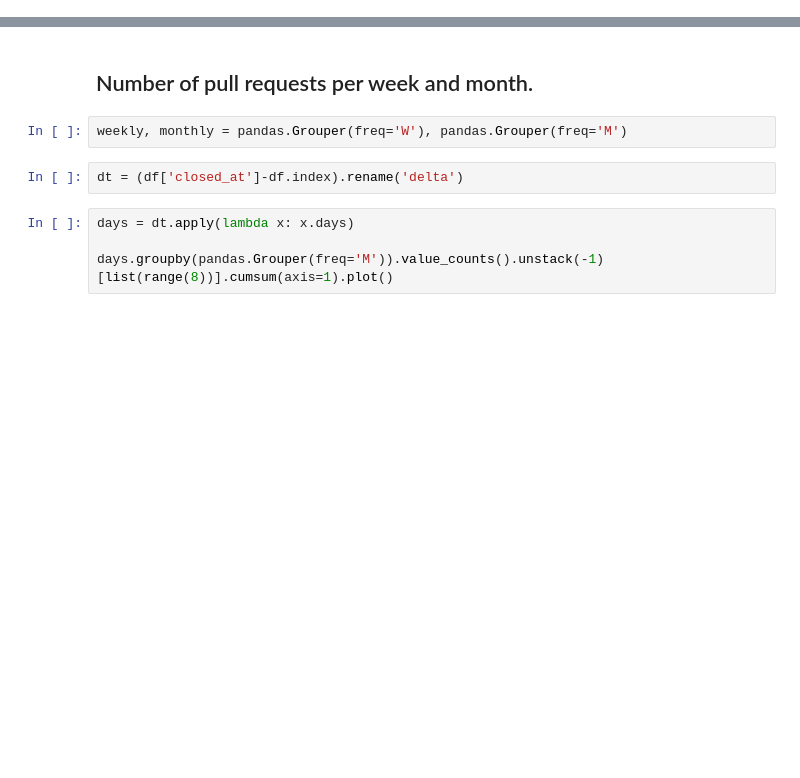
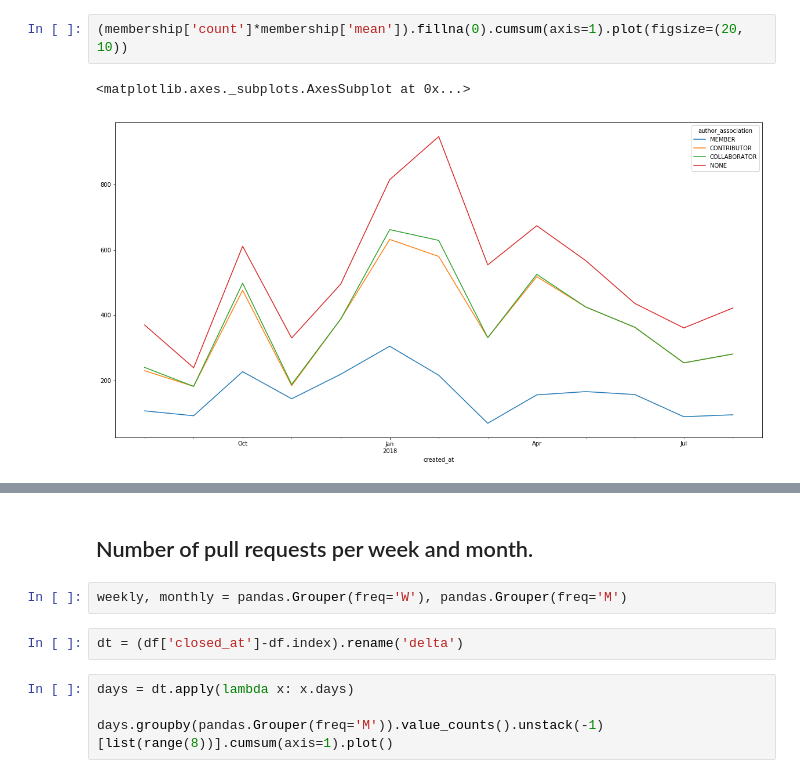
Before and after one commit to deathbeds/deathbeds.github.io, a Jupyter notebook: deathbeds/2018-08-28-Github-project-statistics-and-visualizations.ipynb, the cells around one changed output, grey strips where cells are left out. Cells and saved outputs as stored; diff of their text form; blank space fills up the shorter version.

```diff
--- a/deathbeds/2018-08-28-Github-project-statistics-and-visualizations.ipynb
+++ b/deathbeds/2018-08-28-Github-project-statistics-and-visualizations.ipynb
@@ -15,0 +96,5 @@ df = df.set_index('created_at')
+# %%
+(membership['count']*membership['mean']).fillna(0).cumsum(axis=1).plot(figsize=(20, 10))
+# %% [output]
+<matplotlib.axes._subplots.AxesSubplot at 0x...>
+[figure, added]
```
Also changed, not shown: parts of 19 cells of this notebook.
